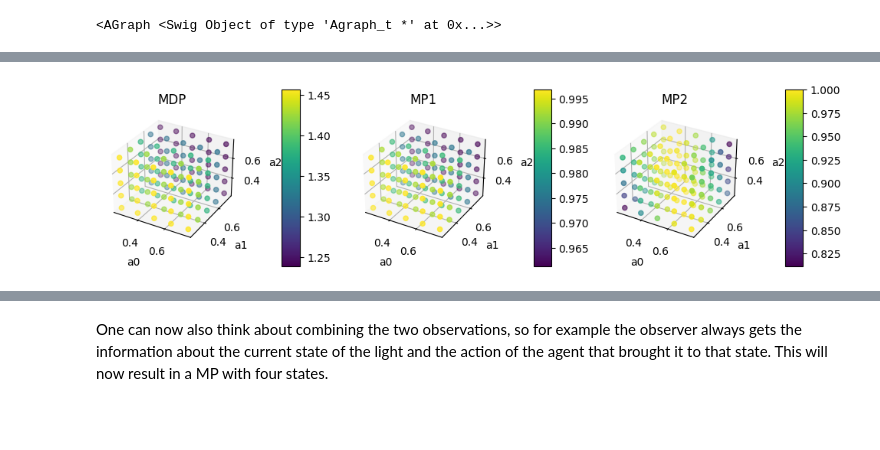
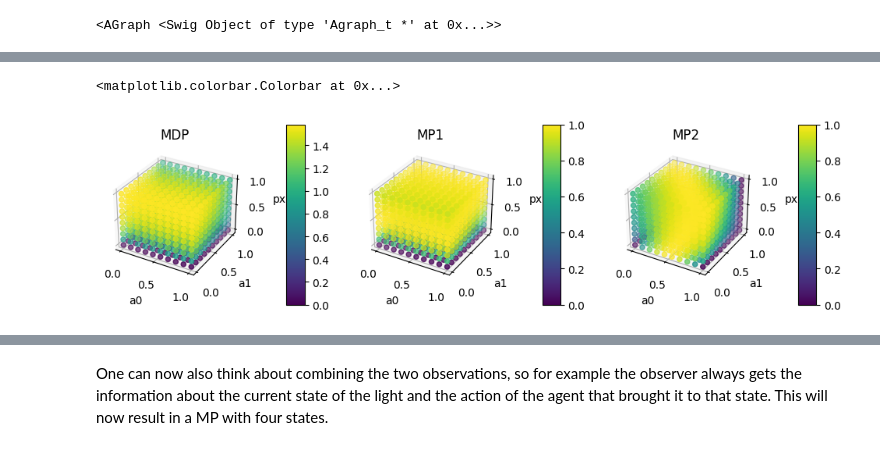
Before and after one commit to LukasPrader/BscThesis_Physics_uibk, a Jupyter notebook: POMDP_analysis.ipynb, the cells around one changed output, grey strips where cells are left out. Drawn from its saved outputs; the diff is of its cells as text; code cells hidden in the pictures; blank space fills up the shorter version.

```diff
--- a/POMDP_analysis.ipynb
+++ b/POMDP_analysis.ipynb
@@ -309,43 +423,43 @@ NameError: name 'stat_mp1' is not defined
 # visualize change in entropy rate with change in action parameters
 import numpy as np
 import sympy as sym
 import scipy as sp
 import matplotlib.pyplot as plt
 
-px = 0.5
-valrange = np.linspace(0.25, 0.5, 5)
-a0, a1, a2 = np.meshgrid(valrange, valrange, valrange)
+valrange = np.linspace(0, 1, 10)
+px, a0, a1, a2 = np.meshgrid(valrange, valrange, valrange, 0.5)
 
 fig = plt.figure(figsize = (12, 6))
 
 entropy = lp_block_entropy(stat_mdp_l(px, a1)[0], 1)
 ax = fig.add_subplot(131, projection='3d')
-img = ax.scatter(a0, a1, a2, c = entropy, cmap=plt.colormaps['viridis'])
+img = ax.scatter(a0, a1, px, c = entropy, cmap=plt.colormaps['viridis'])
 ax.set_xlabel("a0")
 ax.set_ylabel("a1")
-ax.set_zlabel("a2")
+ax.set_zlabel("px")
 ax.set_title("MDP")
 fig.colorbar(img, shrink=0.5, aspect=10, pad = 0.2)
 
 entropy = lp_block_entropy(stat_mp1_l(px, a1)[0], 1)
 ax = fig.add_subplot(132, projection='3d')
-img = ax.scatter(a0, a1, a2, c = entropy, cmap=plt.colormaps['viridis'])
+img = ax.scatter(a0, a1, px, c = entropy, cmap=plt.colormaps['viridis'])
 ax.set_xlabel("a0")
 ax.set_ylabel("a1")
-ax.set_zlabel("a2")
+ax.set_zlabel("px")
 ax.set_title("MP1")
 fig.colorbar(img, shrink=0.5, aspect=10, pad = 0.2)
 
 entropy = lp_block_entropy(stat_mp2_l(px, a0, a1, a2)[0], 1)
 ax = fig.add_subplot(133, projection='3d')
-img = ax.scatter(a0, a1, a2, c = entropy, cmap=plt.colormaps['viridis'])
+img = ax.scatter(a0, a1, px, c = entropy, cmap=plt.colormaps['viridis'])
 ax.set_xlabel("a0")
 ax.set_ylabel("a1")
-ax.set_zlabel("a2")
+ax.set_zlabel("px")
 ax.set_title("MP2")
 fig.colorbar(img, shrink=0.5, aspect=10, pad = 0.2)
 # %% [output]
+<matplotlib.colorbar.Colorbar at 0x...>
-[figure, old version]
+[figure, new version]
 # %%
 # visualize for variation of each paramater (separately)
 import numpy as np
```
Also changed, not shown: parts of 7 cells of this notebook, 1 other file.
